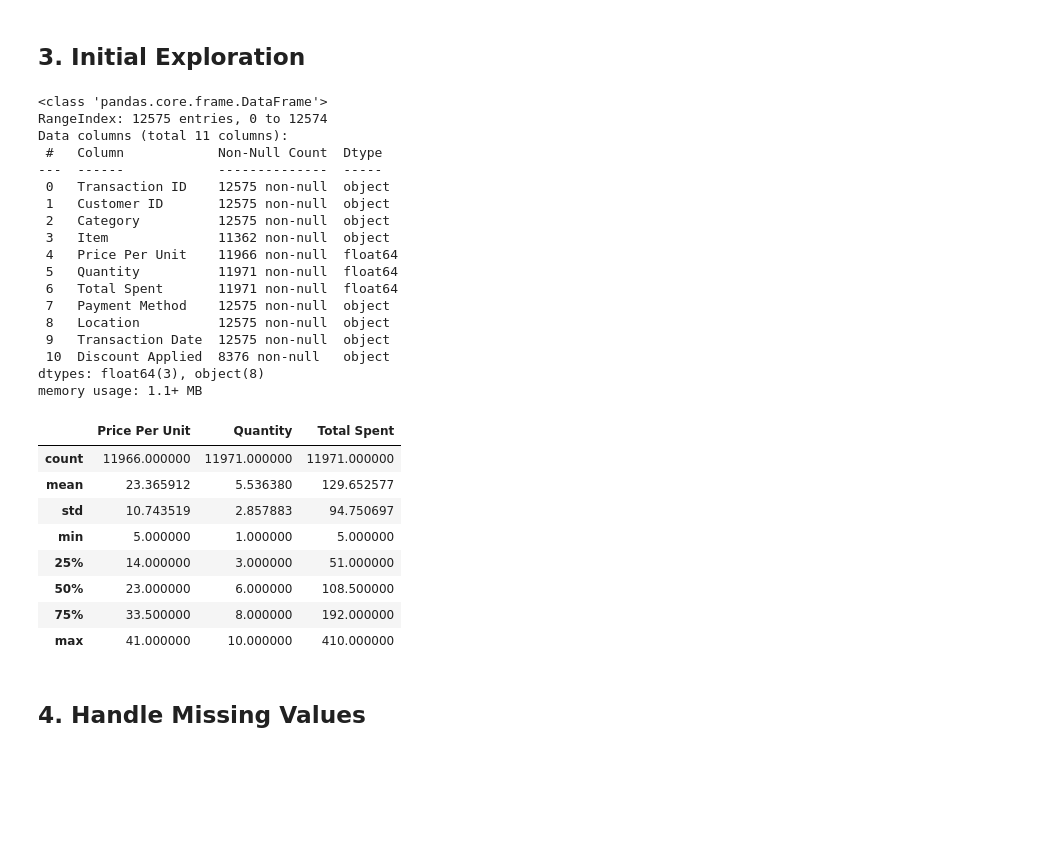
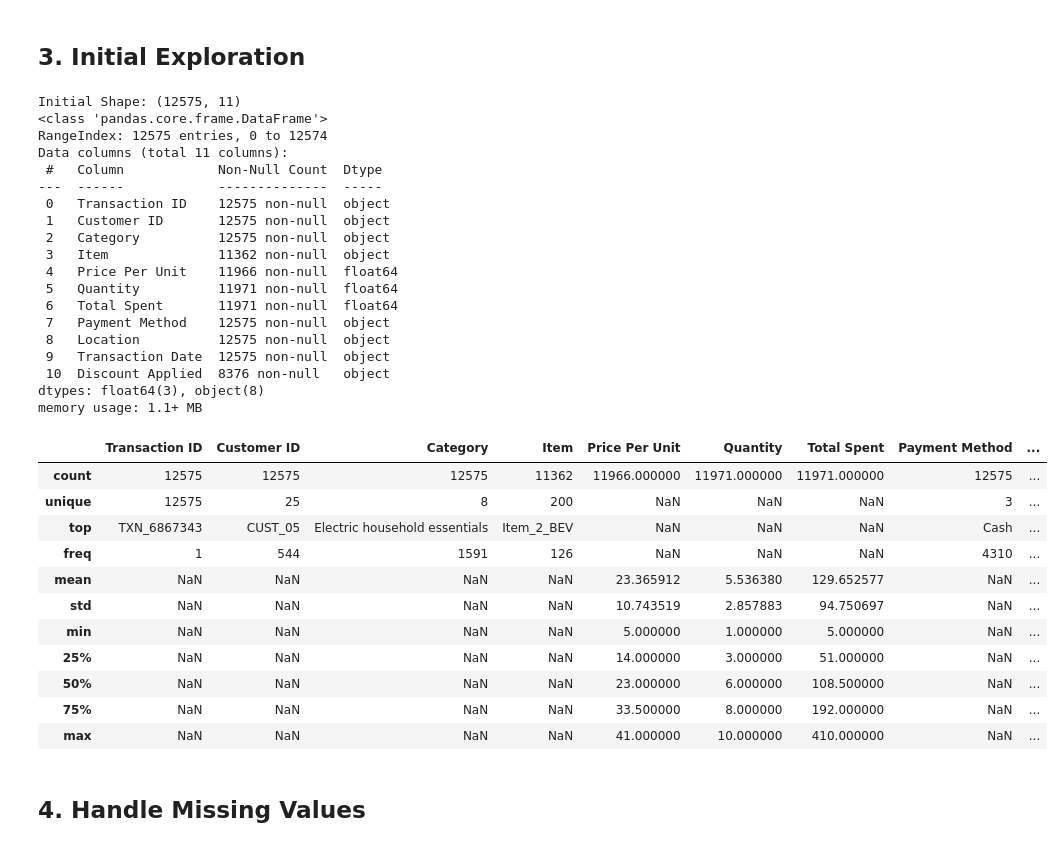
Before and after one commit to Ian-Gabriel-Paulmino/csc172-data-cleaning-paulmino, a Jupyter notebook: notebooks/data_cleaning.ipynb, the cells around one changed output. Saved outputs shown, nothing was run; the diff lists cells and outputs as text; code cells hidden in the pictures; blank space fills up the shorter version.

Commit message:
Completed code for retail data cleaning

```diff
--- a/notebooks/data_cleaning.ipynb
+++ b/notebooks/data_cleaning.ipynb
@@ -8,7 +10,7 @@ import numpy as np
 # %% [markdown]
 ## 2. Load Dataset
 # %%
-df = pd.read_csv("../data/retail_store_sales.csv")
+df = pd.read_csv("../data/raw_retail_store_sales.csv")
 df.head()
 # %% [output]
 |  | Transaction ID | Customer ID | Category | Item | Price Per Unit | Quantity | Total Spent | Payment Method | ... |
@@ -20,36 +22,41 @@ df.head()
 # %% [markdown]
 ## 3. Initial Exploration
 # %%
+print("Initial Shape:", df.shape)
 df.info()
-df.describe()
+df.describe(include="all")
 # %% [output]
+Initial Shape: (12575, 11)
 <class 'pandas.core.frame.DataFrame'>
 RangeIndex: 12575 entries, 0 to 12574
 Data columns (total 11 columns):
  #   Column            Non-Null Count  Dtype
 ---  ------            --------------  -----
  0   Transaction ID    12575 non-null  object
  1   Customer ID       12575 non-null  object
  2   Category          12575 non-null  object
  3   Item              11362 non-null  object
  4   Price Per Unit    11966 non-null  float64
  5   Quantity          11971 non-null  float64
  6   Total Spent       11971 non-null  float64
  7   Payment Method    12575 non-null  object
  8   Location          12575 non-null  object
  9   Transaction Date  12575 non-null  object
  10  Discount Applied  8376 non-null   object
 dtypes: float64(3), object(8)
 memory usage: 1.1+ MB
-|  | Price Per Unit | Quantity | Total Spent |
-| count | 11966.000000 | 11971.000000 | 11971.000000 |
-| mean | 23.365912 | 5.536380 | 129.652577 |
-| std | 10.743519 | 2.857883 | 94.750697 |
-| min | 5.000000 | 1.000000 | 5.000000 |
-| 25% | 14.000000 | 3.000000 | 51.000000 |
-| 50% | 23.000000 | 6.000000 | 108.500000 |
-| 75% | 33.500000 | 8.000000 | 192.000000 |
-| max | 41.000000 | 10.000000 | 410.000000 |
+|  | Transaction ID | Customer ID | Category | Item | Price Per Unit | Quantity | Total Spent | Payment Method | ... |
+| count | 12575 | 12575 | 12575 | 11362 | 11966.000000 | 11971.000000 | 11971.000000 | 12575 | ... |
+| unique | 12575 | 25 | 8 | 200 | NaN | NaN | NaN | 3 | ... |
+| top | TXN_6867343 | CUST_05 | Electric household essentials | Item_2_BEV | NaN | NaN | NaN | Cash | ... |
+| freq | 1 | 544 | 1591 | 126 | NaN | NaN | NaN | 4310 | ... |
+| mean | NaN | NaN | NaN | NaN | 23.365912 | 5.536380 | 129.652577 | NaN | ... |
+| std | NaN | NaN | NaN | NaN | 10.743519 | 2.857883 | 94.750697 | NaN | ... |
+| min | NaN | NaN | NaN | NaN | 5.000000 | 1.000000 | 5.000000 | NaN | ... |
+| 25% | NaN | NaN | NaN | NaN | 14.000000 | 3.000000 | 51.000000 | NaN | ... |
+| 50% | NaN | NaN | NaN | NaN | 23.000000 | 6.000000 | 108.500000 | NaN | ... |
+| 75% | NaN | NaN | NaN | NaN | 33.500000 | 8.000000 | 192.000000 | NaN | ... |
+| max | NaN | NaN | NaN | NaN | 41.000000 | 10.000000 | 410.000000 | NaN | ... |
 # %% [markdown]
 ## 4. Handle Missing Values
 # %%
```
Also changed, not shown: parts of 9 cells of this notebook, 2 other files.
